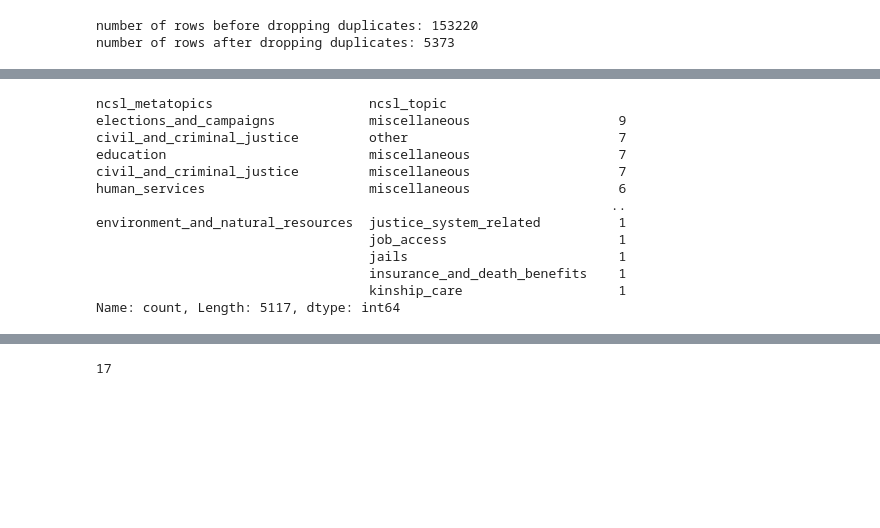
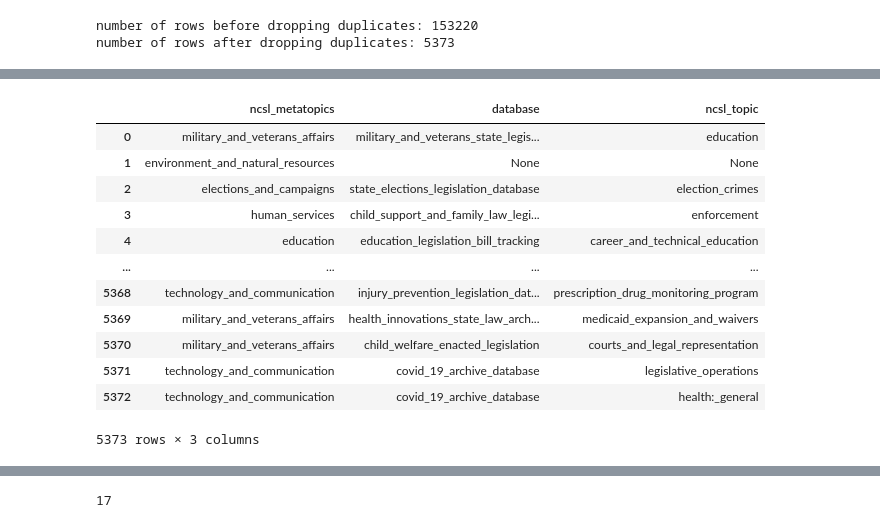
Before and after one commit to lrahbek/DPF_exam, a Jupyter notebook: eda.ipynb, the cells around one changed output, grey strips where cells are left out. Saved outputs shown, nothing was run; the diff lists cells and outputs as text; code cells hidden in the pictures; blank space fills up the shorter version.

```diff
--- a/eda.ipynb
+++ b/eda.ipynb
@@ -8,6 +10,9 @@ import pandas as pd
 import numpy as np
 import itertools
 import re
+# %%
+pd.set_option('display.max_rows', None)
+pd.set_option('display.max_columns', None)
 # %%
 ## download data from google drive dir
 path = pathlib.Path('data')
@@ -51,16 +116,18 @@ bills_topics = bills_topics.merge(topics_split, left_index=True, right_index=Tru
+# %%
+bills_topics
+# %% [output]
+|  | ncsl_metatopics | database | ncsl_topic |
+| 0 | military_and_veterans_affairs | military_and_veterans_state_legis... | education |
+| 1 | environment_and_natural_resources | None | None |
+| 2 | elections_and_campaigns | state_elections_legislation_database | election_crimes |
+| 3 | human_services | child_support_and_family_law_legi... | enforcement |
+| 4 | education | education_legislation_bill_tracking | career_and_technical_education |
+| ... | ... | ... | ... |
+| 5368 | technology_and_communication | injury_prevention_legislation_dat... | prescription_drug_monitoring_program |
+| 5369 | military_and_veterans_affairs | health_innovations_state_law_arch... | medicaid_expansion_and_waivers |
+| 5370 | military_and_veterans_affairs | child_welfare_enacted_legislation | courts_and_legal_representation |
+| 5371 | technology_and_communication | covid_19_archive_database | legislative_operations |
+| 5372 | technology_and_communication | covid_19_archive_database | health:_general |
+5373 rows × 3 columns
 # %%
-print(bills_topics.value_counts(subset=["ncsl_metatopics", "ncsl_topic"]))
+bills_topics_envi = bills_topics[bills_topics["ncsl_metatopics"] == "environment_and_natural_resources"]["ncsl_topic"].drop_duplicates().to_list()
-# %% [output]
-ncsl_metatopics                    ncsl_topic
-elections_and_campaigns            miscellaneous                   9
-civil_and_criminal_justice         other                           7
-education                          miscellaneous                   7
-civil_and_criminal_justice         miscellaneous                   7
-human_services                     miscellaneous                   6
-                                                                  ..
-environment_and_natural_resources  justice_system_related          1
-                                   job_access                      1
-                                   jails                           1
-                                   insurance_and_death_benefits    1
-                                   kinship_care                    1
-Name: count, Length: 5117, dtype: int64
```
Also changed, not shown: parts of 13 cells of this notebook.
